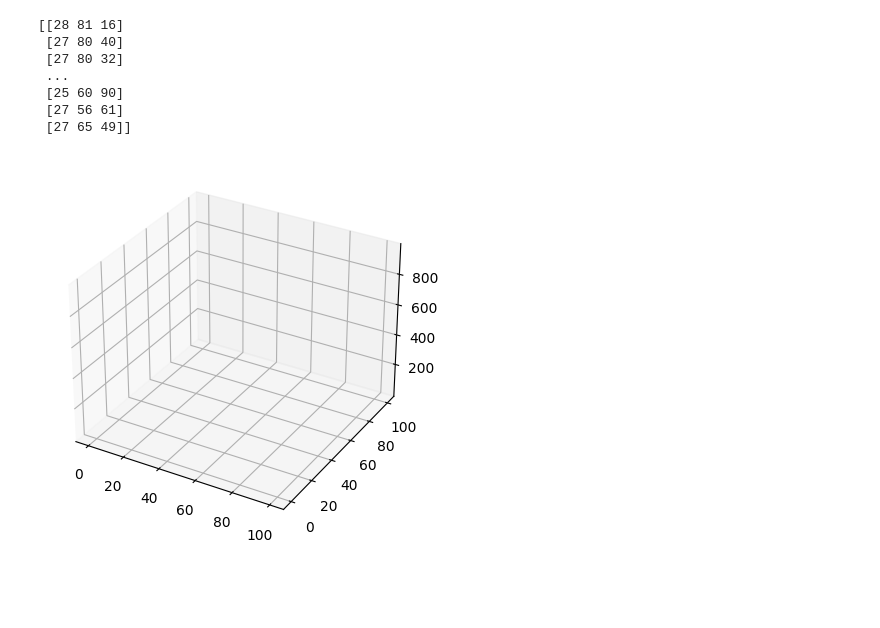
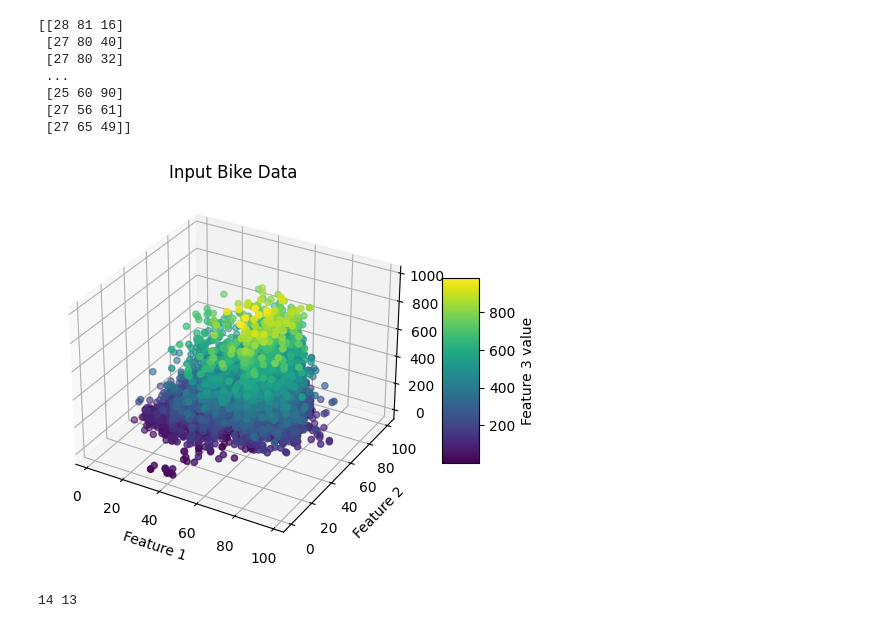
Before and after one commit to VarinKala26/CoresetsForProjectiveClustering, a Jupyter notebook: v2_coresetsforprojectiveclustering.ipynb, the cells around one changed output. Drawn from its saved outputs; the diff is of its cells as text; code cells hidden in the pictures; blank space fills up the shorter version.

```diff
--- a/v2_coresetsforprojectiveclustering.ipynb
+++ b/v2_coresetsforprojectiveclustering.ipynb
@@ -87,20 +87,33 @@ import random
 import math
 
 random_seed = 6
-data_freq = 15000
+data_freq = 10000
 # data = data_arr[:data_freq, :]
 random.seed(random_seed)
 indices = random.sample(range(data_arr.shape[0]), data_freq)
 
 data = data_arr[indices, :]
-# %%
-fig = plt.figure()
-ax = fig.add_subplot(111, projection='3d')
-
-ax.plot_surface(data[:, 0:1], data[:, 1:2], data[:, 2:], cmap='viridis')
-plt.show()
-# %% [output]
-[figure, removed]
+# %%
+fig = plt.figure()
+ax = fig.add_subplot(111, projection='3d')
+
+X = data[:, 0]
+Y = data[:, 1]
+Z = data[:, 2]
+
+scatter = ax.scatter(X, Y, Z, c=Z, cmap='viridis')
+
+color_bar = plt.colorbar(scatter, ax=ax, shrink=0.5, aspect=5)
+color_bar.set_label('Feature 3 value')
+
+ax.set_xlabel('Feature 1')
+ax.set_ylabel('Feature 2')
+ax.set_zlabel('Feature 3')
+ax.set_title('Input Bike Data')
+
+plt.show()
+# %% [output]
+[figure, added]
 # %%
 class Vector:
     def __init__(self, a, b, c):
@@ -241,3 +270,8 @@ def Approx_k_j_Flats(P, C, k=1, j=1):
             F.add(Line(pt1, pt2))
 
     return Q, F.copy(), F_len_mid
+# %%
+Q, F, F_len_mid = Approx_k_j_Flats(data, C=1, k=1)
+print(len(F), F_len_mid)
+# %% [output]
+14 13
```
Also changed, not shown: parts of 13 cells of this notebook.
